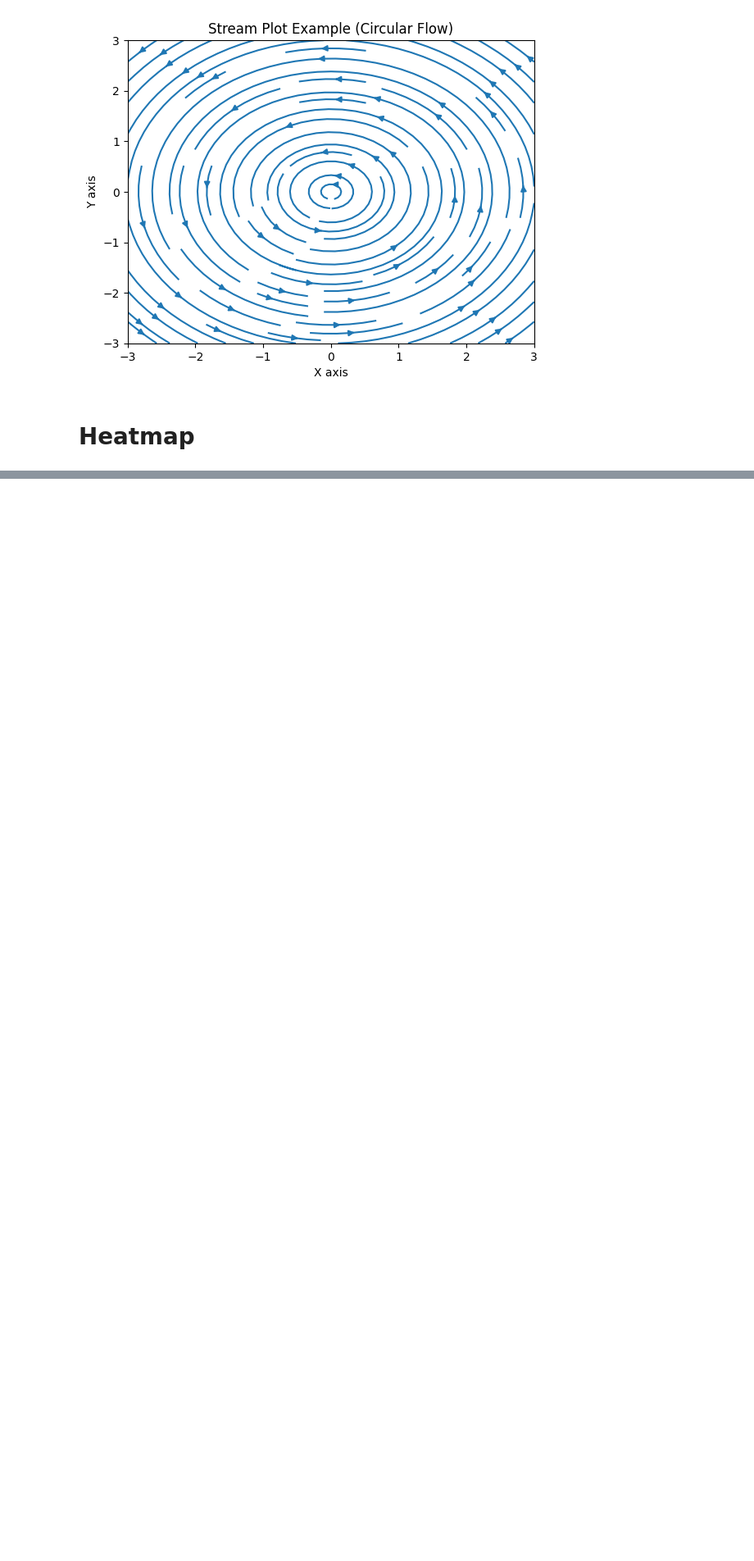
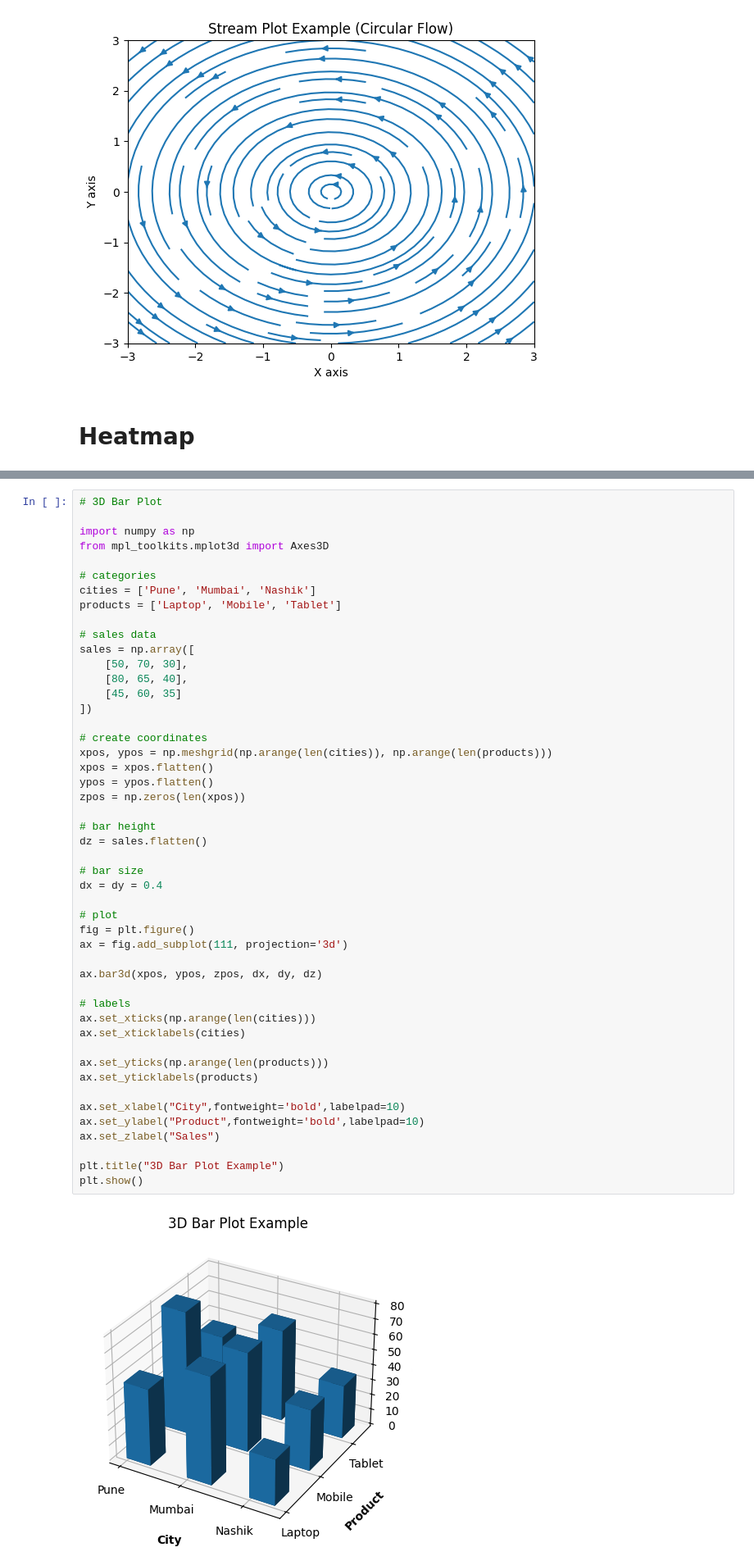
Before and after one commit to pratiksha-2410/Matplotlib-Charts, a Jupyter notebook: Line Plots.ipynb, the cells around one changed output, grey strips where cells are left out. Shown at 82% size. Drawn from its saved outputs; the diff is of its cells as text; blank space fills up the shorter version.

```diff
--- a/Line Plots.ipynb
+++ b/Line Plots.ipynb
@@ -925,0 +992,50 @@ plt.show()
+# %%
+# 3D Bar Plot
+
+import numpy as np
+from mpl_toolkits.mplot3d import Axes3D
+
+# categories
+cities = ['Pune', 'Mumbai', 'Nashik']
+products = ['Laptop', 'Mobile', 'Tablet']
+
+# sales data
+sales = np.array([
+    [50, 70, 30],
+    [80, 65, 40],
+    [45, 60, 35]
+])
+
+# create coordinates
+xpos, ypos = np.meshgrid(np.arange(len(cities)), np.arange(len(products)))
+xpos = xpos.flatten()
+ypos = ypos.flatten()
+zpos = np.zeros(len(xpos))
+
+# bar height
+dz = sales.flatten()
+
+# bar size
+dx = dy = 0.4
+
+# plot
+fig = plt.figure()
+ax = fig.add_subplot(111, projection='3d')
+
+ax.bar3d(xpos, ypos, zpos, dx, dy, dz)
+
+# labels
+ax.set_xticks(np.arange(len(cities)))
+ax.set_xticklabels(cities)
+
+ax.set_yticks(np.arange(len(products)))
+ax.set_yticklabels(products)
+
+ax.set_xlabel("City",fontweight='bold',labelpad=10)
+ax.set_ylabel("Product",fontweight='bold',labelpad=10)
+ax.set_zlabel("Sales")
+
+plt.title("3D Bar Plot Example")
+plt.show()
+# %% [output]
+[figure, added]
```
Also changed, not shown: parts of 6 cells of this notebook, 2 other files.
